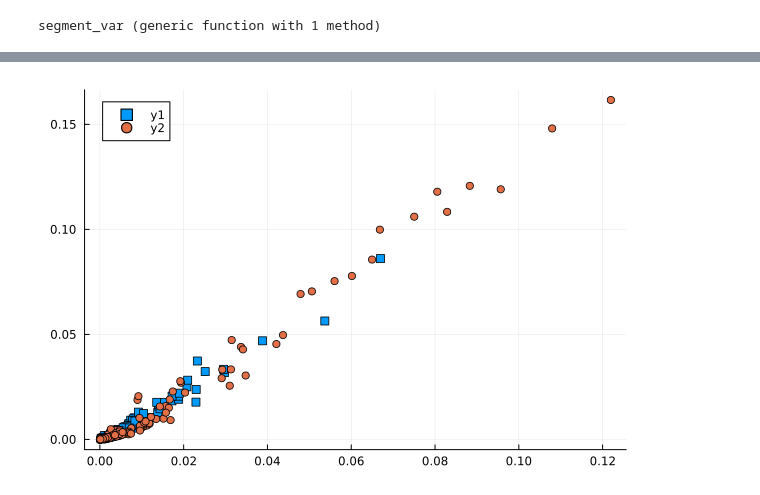
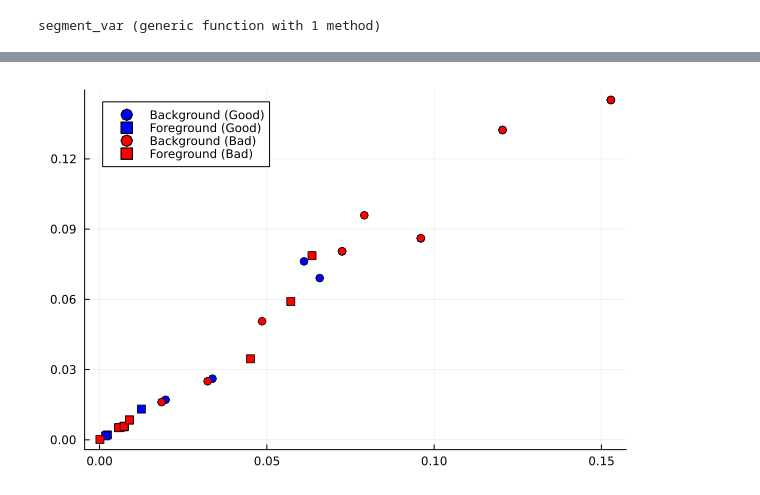
Before and after one commit to danielmwatkins/calval_tgrs, a Jupyter notebook: notebooks/floe_metrics.ipynb, the cells around one changed output, grey strips where cells are left out. Saved outputs shown, nothing was run; the diff lists cells and outputs as text; code cells hidden in the pictures.

```diff
--- a/notebooks/floe_metrics.ipynb
+++ b/notebooks/floe_metrics.ipynb
@@ -15,5 +15,5 @@ using Plots
 using StatsBase
 
 dataset = Watkins2026Dataset(ref="v0.1") # [6, 13, 61, 25, 121, 150]
-case = filter(f -> f.case_number in [6, 11, 63, 111, 138, 166]  && f.satellite=="aqua", dataset)
+case = filter(f -> f.case_number in [6, 11, 13, 63, 111, 138, 150, 166]  && f.satellite=="aqua", dataset)
 # %% [output]
@@ -74,4 +67,4 @@ end
 # %% [output]
 segment_var (generic function with 1 method)
 # %%
-labeled_floes[1]
+labeled_floes = SegmentedImage.(tc_imgs, [Int64.(x) for x in floes]);
@@ -82,3 +71,5 @@ Segmented Image with:
 # %%
 variance_b1 = segment_var(labeled_floes[1], red.(fc_imgs[1]));
 variance_b2 = segment_var(labeled_floes[1], blue.(fc_imgs[1]));
+# %%
+shuffle_idx = randperm(length(labeled_floes))
@@ -85,18 +86,26 @@ variance_b2 = segment_var(labeled_floes[1], blue.(fc_imgs[1]));
 # %%
-variance_b1 = segment_var(labeled_floes[1], red.(tc_imgs[1]));
-variance_b2 = segment_var(labeled_floes[1], blue.(fc_imgs[1]));
-labels = keys(variance_b1)
-scatter(
-    [variance_b1[l] for l in labels],
-    [variance_b2[l] for l in labels], marker=:square)
+b1 = [green.(f) for f in fc_imgs]
+b2 = [blue.(f) for f in fc_imgs]
 
-# mismatch
-variance_b1 = segment_var(labeled_floes[1], red.(tc_imgs[5]));
-variance_b2 = segment_var(labeled_floes[1], blue.(fc_imgs[5]));
-labels = keys(variance_b1)
+variance_b1 = segment_var.(labeled_floes, b1);
+variance_b2 = segment_var.(labeled_floes, b2);
+b1_bg = variance_b1 .|> x -> x[0]
+b2_bg = variance_b2 .|> x -> x[0]
+b1_fg = variance_b1 .|> x -> x[1]
+b2_fg = variance_b2 .|> x -> x[1]
 
-scatter!(
-    [variance_b1[l] for l in labels],
-    [variance_b2[l] for l in labels], marker=:circle)
+scatter(b1_bg, b2_bg, label="Background (Good)", marker=:o, color=:blue)
+scatter!(b1_fg, b2_fg, label="Foreground (Good)", marker=:r, color=:blue)
+
+## mismatch - need to shuffle a couple times so that nothing is in the right order
+variance_b1 = segment_var.(labeled_floes, b1[shuffle_idx]);
+variance_b2 = segment_var.(labeled_floes, b2[shuffle_idx]);
+b1_bg = variance_b1 .|> x -> x[0]
+b2_bg = variance_b2 .|> x -> x[0]
+b1_fg = variance_b1 .|> x -> x[1]
+b2_fg = variance_b2 .|> x -> x[1]
+
+scatter!(b1_bg, b2_bg, label="Background (Bad)", marker=:o, color=:red)
+scatter!(b1_fg, b2_fg, label="Foreground (Bad)", marker=:r, color=:red)
 # %% [output]
-[figure, old version]
+[figure, new version]
```
Also changed, not shown: parts of 18 cells of this notebook.
